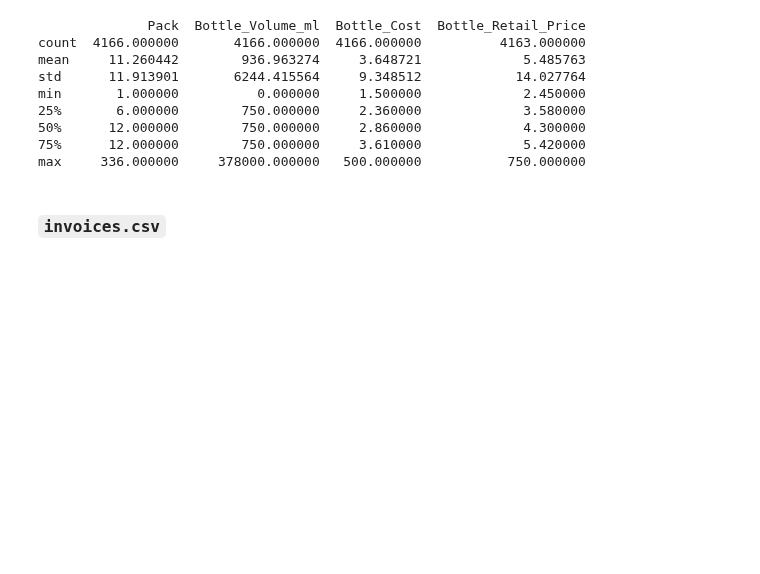
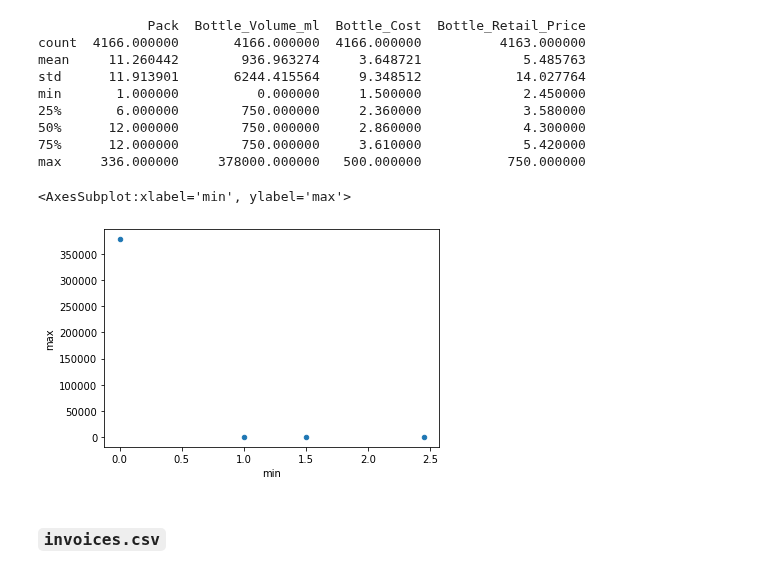
Before and after one commit to watkinsl/DreamingLlamas-capstone-2021, a Jupyter notebook: Capstone Project.ipynb, the cells around one changed output. Drawn from its saved outputs; the diff is of its cells as text; code cells hidden in the pictures; blank space fills up the shorter version.

```diff
--- a/Capstone Project.ipynb
+++ b/Capstone Project.ipynb
@@ -72,12 +77,16 @@ min       1.000000          0.000000     1.500000             2.450000
 max     336.000000     378000.000000   500.000000           750.000000
 # %%
 # Plotting
+# Tried making a scatter plot based on each Item Description's bottle volume but was not successful
 
 # Importing matplotlib library and the pyplot sub-library and renaming it as plt
 %matplotlib inline
 import matplotlib.pyplot as plt
-
-plt.scatter(, )
+# using example code from Python lesson to plot the min and max of the data.describe results
+data.describe().T.plot(kind='scatter', x='min', y='max')
+# %% [output]
+<AxesSubplot:xlabel='min', ylabel='max'>
+[figure, added]
 # %% [markdown]
 ### `invoices.csv`
 # %% [markdown]
```
Also changed, not shown: parts of 5 cells of this notebook.
